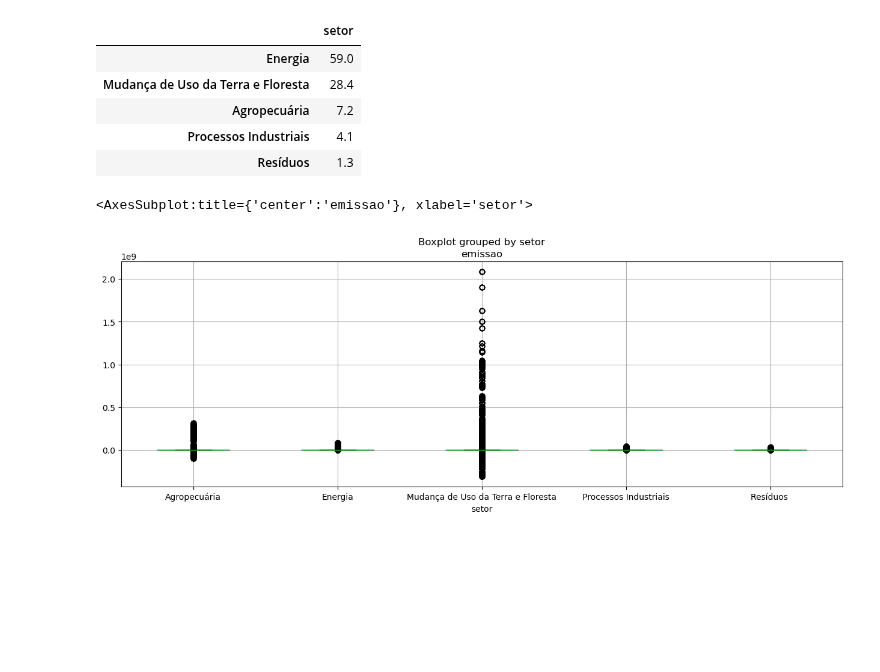
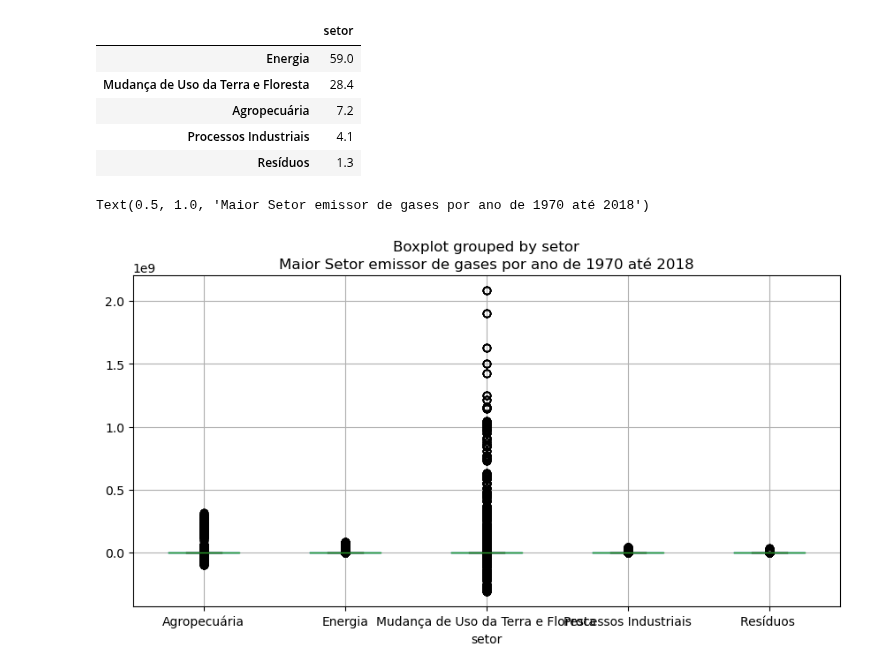
Before and after one commit to Iamiran1/Projeto-2---Ci-ncia-de-Dados, a Jupyter notebook: P2 .ipynb, the cells around one changed output. Drawn from its saved outputs; the diff is of its cells as text; code cells hidden in the pictures; blank space fills up the shorter version.

Commit message:
análise dos dados de emissão

```diff
--- a/P2 .ipynb
+++ b/P2 .ipynb
@@ -50,7 +58,8 @@ dados.setor.value_counts(normalize=True).to_frame().round(3)*100
 | Processos Industriais | 4.1 |
 | Resíduos | 1.3 |
 # %%
-dados.boxplot('emissao',by = 'setor',figsize=(15,5))
+dados.boxplot('emissao',by = 'setor',figsize=(10,5))
+plt.title('Maior Setor emissor de gases por ano de 1970 até 2018')
 # %% [output]
-<AxesSubplot:title={'center':'emissao'}, xlabel='setor'>
+Text(0.5, 1.0, 'Maior Setor emissor de gases por ano de 1970 até 2018')
-[figure, old version]
+[figure, new version]
```
Also changed, not shown: parts of 8 cells of this notebook.
